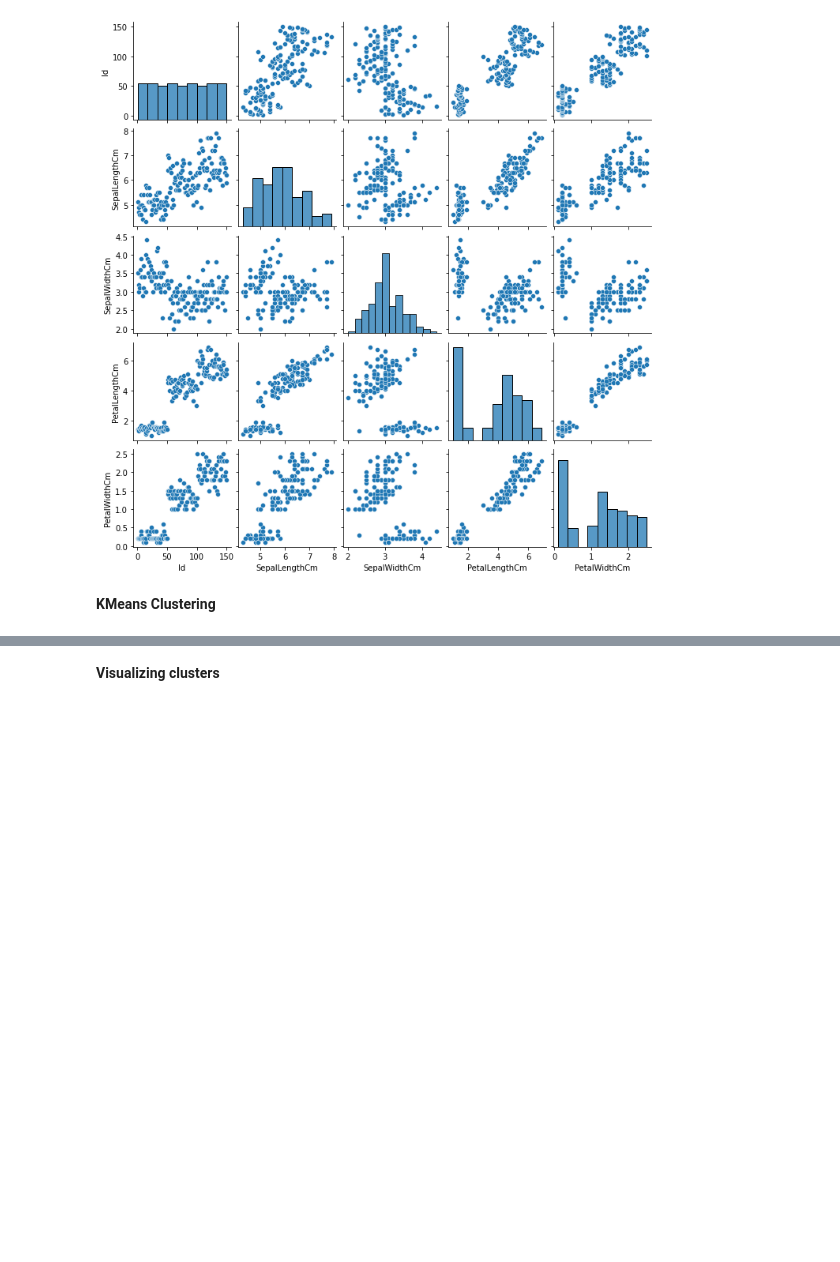
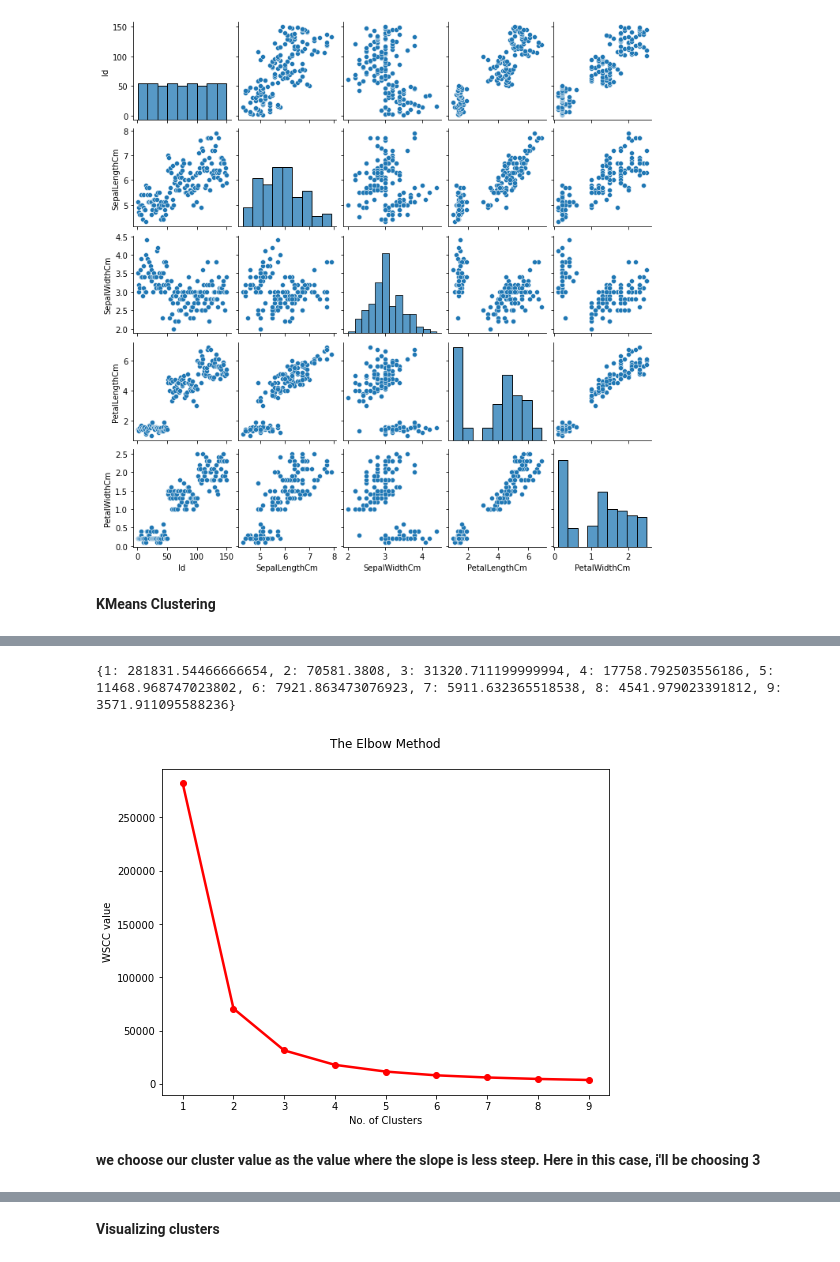
Before and after one commit to jayshah23/TSF-DS-BA, a Jupyter notebook: TSF Task 2.ipynb, the cells around one changed output, grey strips where cells are left out. Cells and saved outputs as stored; diff of their text form; code cells hidden in the pictures; blank space fills up the shorter version.

```diff
--- a/TSF Task 2.ipynb
+++ b/TSF Task 2.ipynb
@@ -80,3 +80,6 @@ sns.pairplot(dataframe, height=2)
 [figure]
 # %% [markdown]
 **KMeans Clustering**
+# %%
+df = dataframe.iloc[:, :4].values
+df
@@ -83 +104,22 @@ sns.pairplot(dataframe, height=2)
+# %%
+wcss_value={}
+for i in range(1,10):
+    kmeans=KMeans(n_clusters=i, init='k-means++', max_iter=300,random_state=0)
+    kmeans.fit(df)
+    wcss_value[i]=kmeans.inertia_
+
+print(wcss_value)
+# %% [output]
+{1: 281831.54466666654, 2: 70581.3808, 3: 31320.711199999994, 4: 17758.792503556186, 5: 11468.968747023802, 6: 7921.863473076923, 7: 5911.632365518538, 8: 4541.979023391812, 9: 3571.911095588236}
+# %%
+plt.figure(figsize=(8,6))
+plt.plot(range(1,10), wcss_value.values(), color="red", marker="o", linewidth=2.5)
+plt.title("The Elbow Method\n")
+plt.xlabel("No. of Clusters")
+plt.ylabel("WSCC value")
+plt.show()
+# %% [output]
+[figure, added]
+# %% [markdown]
+**we choose our cluster value as the value where the slope is less steep. Here in this case, i'll be choosing 3**
 # %%
```
Also changed, not shown: parts of 6 cells of this notebook, 1 other file.
